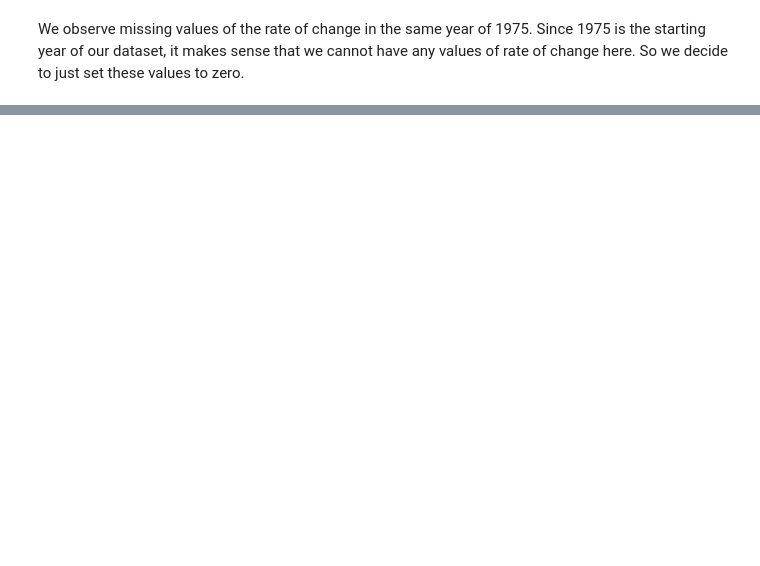
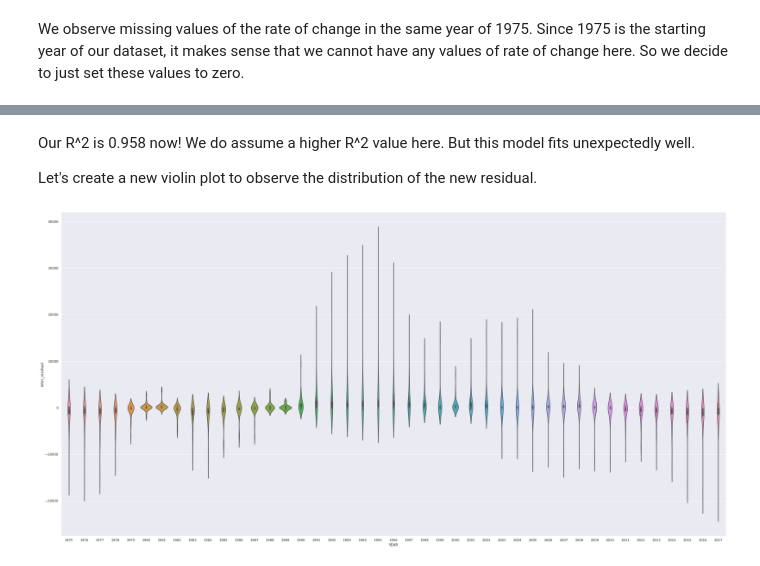
Before and after one commit to WZF1999/WZF1999.github.io, a Jupyter notebook: Final_Tutorial.ipynb, the cells around one changed output, grey strips where cells are left out. Drawn from its saved outputs; the diff is of its cells as text; code cells hidden in the pictures; blank space fills up the shorter version.

```diff
--- a/Final_Tutorial.ipynb
+++ b/Final_Tutorial.ipynb
@@ -51,0 +105,10 @@ So we decide to just set these values to zero.
+# %%
+Y = data.GRAND_TOTAL
+X_inter = data[['YEAR','JURISDICTION']]
+X_inter = pd.get_dummies(data=X_inter)##counties are transformed to binary
+for i in X_inter.columns:
+    if(i != 'YEAR'):
+        X_inter['YEAR'+'*'+ i] = X_inter.YEAR * X_inter[i]
+X_inter = sm.add_constant(X_inter)
+inter_model = sm.OLS(Y, X_inter).fit()
+data['interaction_prediction'] = inter_model.predict(X_inter).values
@@ -51,0 +154,10 @@ So we decide to just set these values to zero.
+# %% [markdown]
+Our R^2 is 0.958 now! We do assume a higher R^2 value here. But this model fits unexpectedly well.
+
+Let's create a new violin plot to observe the distribution of the new residual.
+# %%
+data['inter_residual'] = data['GRAND_TOTAL'] - data['interaction_prediction']
+sns.set(rc={'figure.figsize':(40,20)})
+ax = sns.violinplot(x="YEAR", y="inter_residual", data = data)
+# %% [output]
+[figure, added]
```
Also changed, not shown: parts of 29 cells of this notebook.
